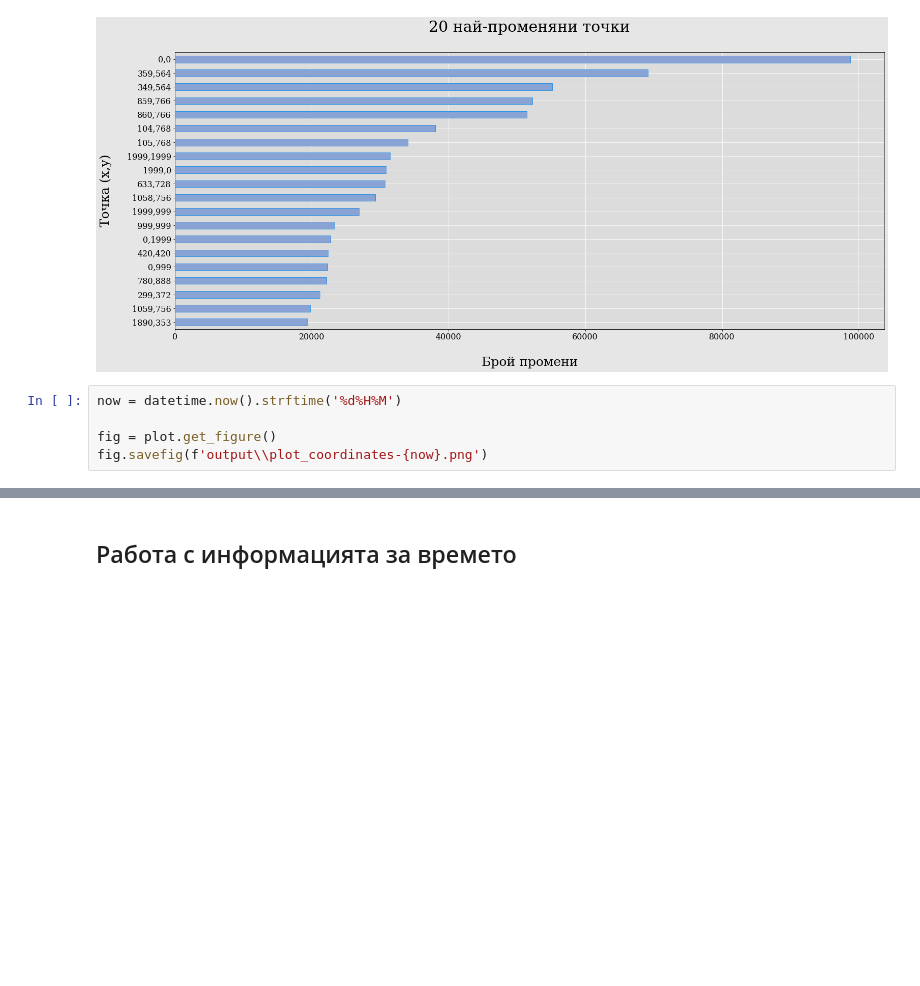
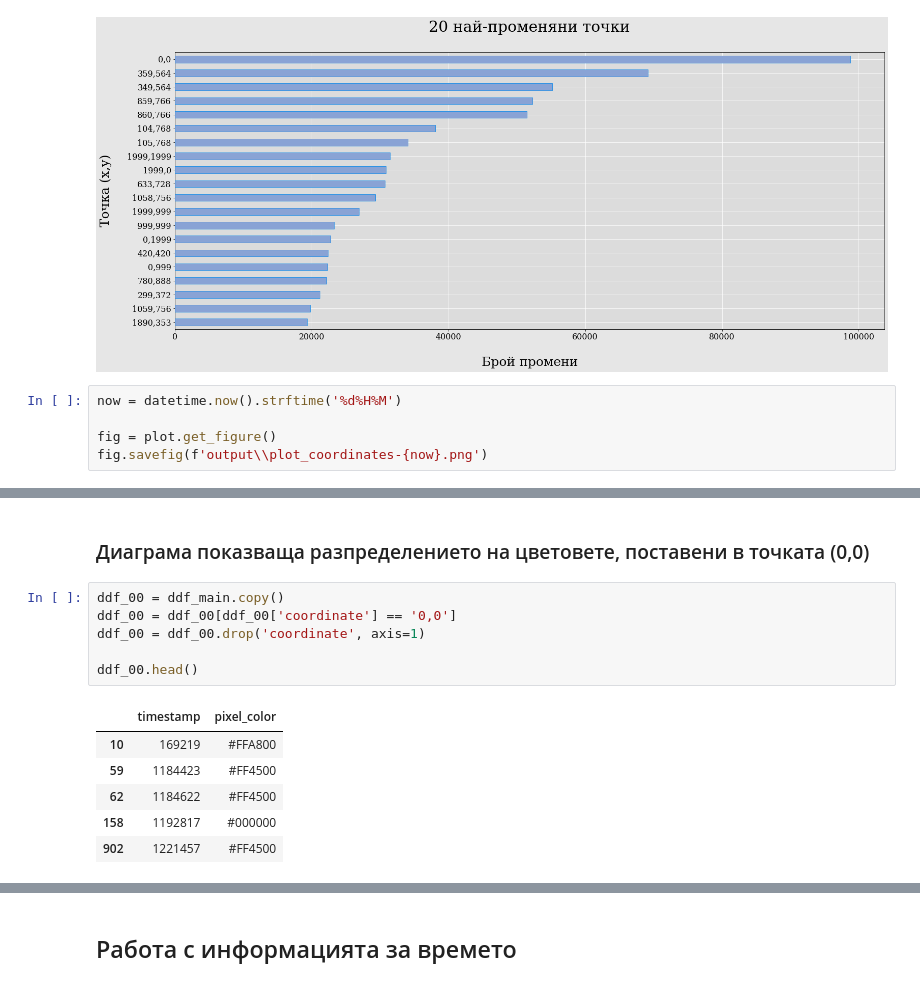
Before and after one commit to Denis-Iv/Analyzing-Social-Experiment, a Jupyter notebook: visualize_data.ipynb, the cells around one changed output, grey strips where cells are left out. Drawn from its saved outputs; the diff is of its cells as text; blank space fills up the shorter version.

```diff
--- a/visualize_data.ipynb
+++ b/visualize_data.ipynb
@@ -220,0 +262,15 @@ fig.savefig(f'output\\plot_coordinates-{now}.png')
+# %% [markdown]
+### Диаграма показваща разпределението на цветовете, поставени в точката (0,0)
+# %%
+ddf_00 = ddf_main.copy()
+ddf_00 = ddf_00[ddf_00['coordinate'] == '0,0']
+ddf_00 = ddf_00.drop('coordinate', axis=1)
+
+ddf_00.head()
+# %% [output]
+|  | timestamp | pixel_color |
+| 10 | 169219 | #FFA800 |
+| 59 | 1184423 | #FF4500 |
+| 62 | 1184622 | #FF4500 |
+| 158 | 1192817 | #000000 |
+| 902 | 1221457 | #FF4500 |
```
Also changed, not shown: parts of 16 cells of this notebook.
